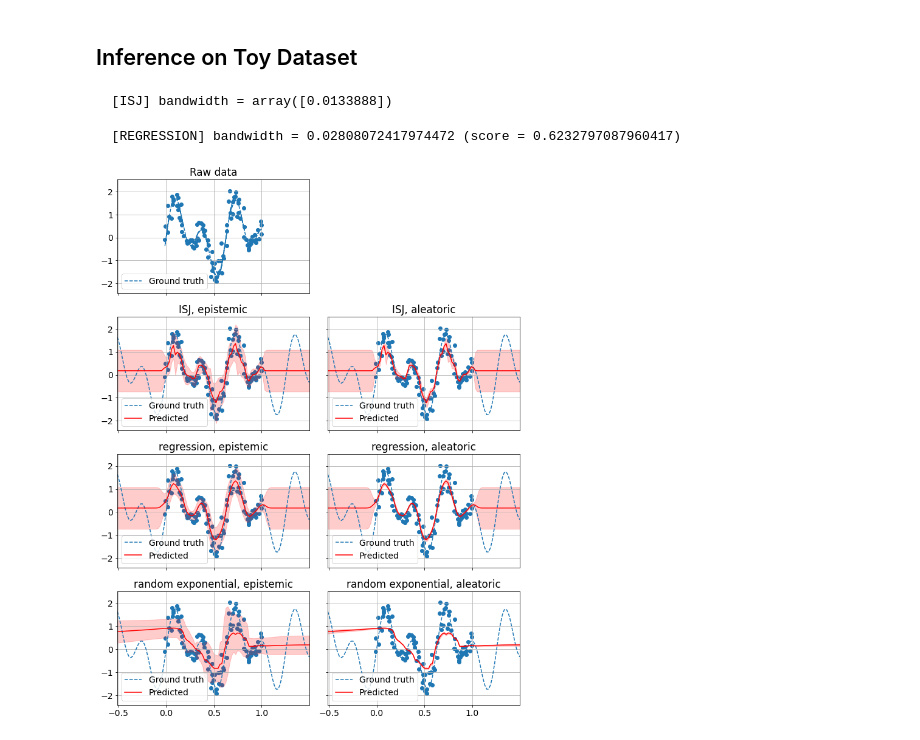
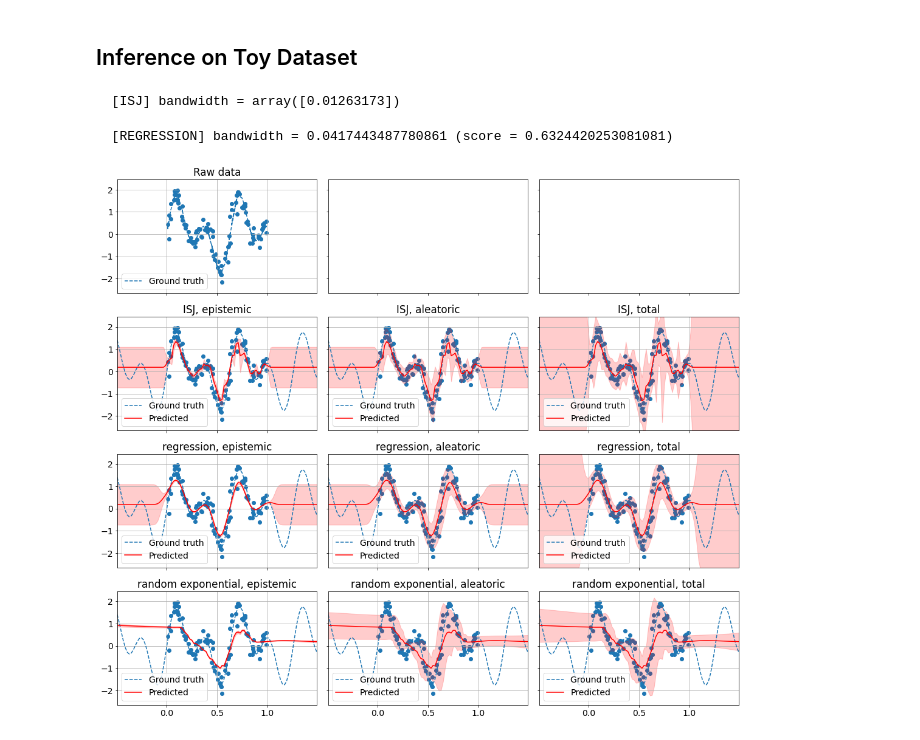
Before and after one commit to stat-ml/NUQ, a Jupyter notebook: examples/regression.ipynb, the cells around one changed output. Drawn from its saved outputs; the diff is of its cells as text; code cells hidden in the pictures.

```diff
--- a/examples/regression.ipynb
+++ b/examples/regression.ipynb
@@ -90,7 +90,7 @@ x_min, x_max = X.min() - 5 * h, X.max() + 5 * h
 y_min, y_max = y.min() - 5 * h, y.max() + 5 * h
 X_test = np.linspace(x_min, x_max, num=n_points).reshape(-1, 1)
 
-fig, ax = plt.subplots(nrows=4, ncols=2, figsize=(10, 13), sharey=True, sharex=True)
+fig, ax = plt.subplots(nrows=4, ncols=3, figsize=(15, 13), sharey=True, sharex=True)
 ax = ax.ravel()
 
 ax[0].set_title("Raw data")
@@ -101,7 +101,8 @@ ax[0].set_ylim(y_min, y_max)
 ax[0].grid()
 ax[0].legend()
 
-ax[1].axis("off")
+# ax[1].axis("off")
+# ax[1].axis("off")
 
 bandwidth_rand = np.random.exponential(0.5, X_train.shape[0])[:, None]
 fixed = "random exponential"
@@ -115,37 +116,37 @@ for i, tune_bandwidth in enumerate(["ISJ", "regression", fixed]):
     )
 
     nuq.fit(
         X=X_train,
         y=y_train,
         bandwidth=bandwidth_rand if tune_bandwidth == fixed else None,
     )
 
     first_run = True
-    for j, return_uncertainty in enumerate(["epistemic", "aleatoric"]):
-        idx = 2 * (i + 1)
+    for j, return_uncertainty in enumerate(["epistemic", "aleatoric", "total"]):
+        idx = 3 * (i + 1)
 
         y_pr, log_uncertainty = nuq.predict(
             X_test, return_uncertainty=return_uncertainty
         )
 
         ax[idx + j].set_title(f"{tune_bandwidth}, {return_uncertainty}")
         ax[idx + j].scatter(X, y)
         ax[idx + j].set_xlim(x_min, x_max)
         ax[idx + j].set_ylim(y_min, y_max)
         ax[idx + j].plot(X_test, f_reg(X_test), "--", label="Ground truth")
         ax[idx + j].plot(X_test, y_pr, color="r", label="Predicted")
         uncertainty = np.exp(log_uncertainty)
         ax[idx + j].fill_between(
             X_test.ravel(), y_pr - uncertainty, y_pr + uncertainty, alpha=0.2, color="r"
         )
         ax[idx + j].grid()
         ax[idx + j].legend()
 
 plt.tight_layout()
 plt.show()
 # %% [output]
-  [ISJ] bandwidth = array([0.0133888])
+  [ISJ] bandwidth = array([0.01263173])
-  [REGRESSION] bandwidth = 0.02808072417974472 (score = 0.6232797087960417)
+  [REGRESSION] bandwidth = 0.0417443487780861 (score = 0.6324420253081081)
-[figure, old version]
+[figure, new version]
 # %%
 fig.savefig("nuq_regression.pdf")
```
Also changed, not shown: parts of 1 cell of this notebook, 4 other files.
